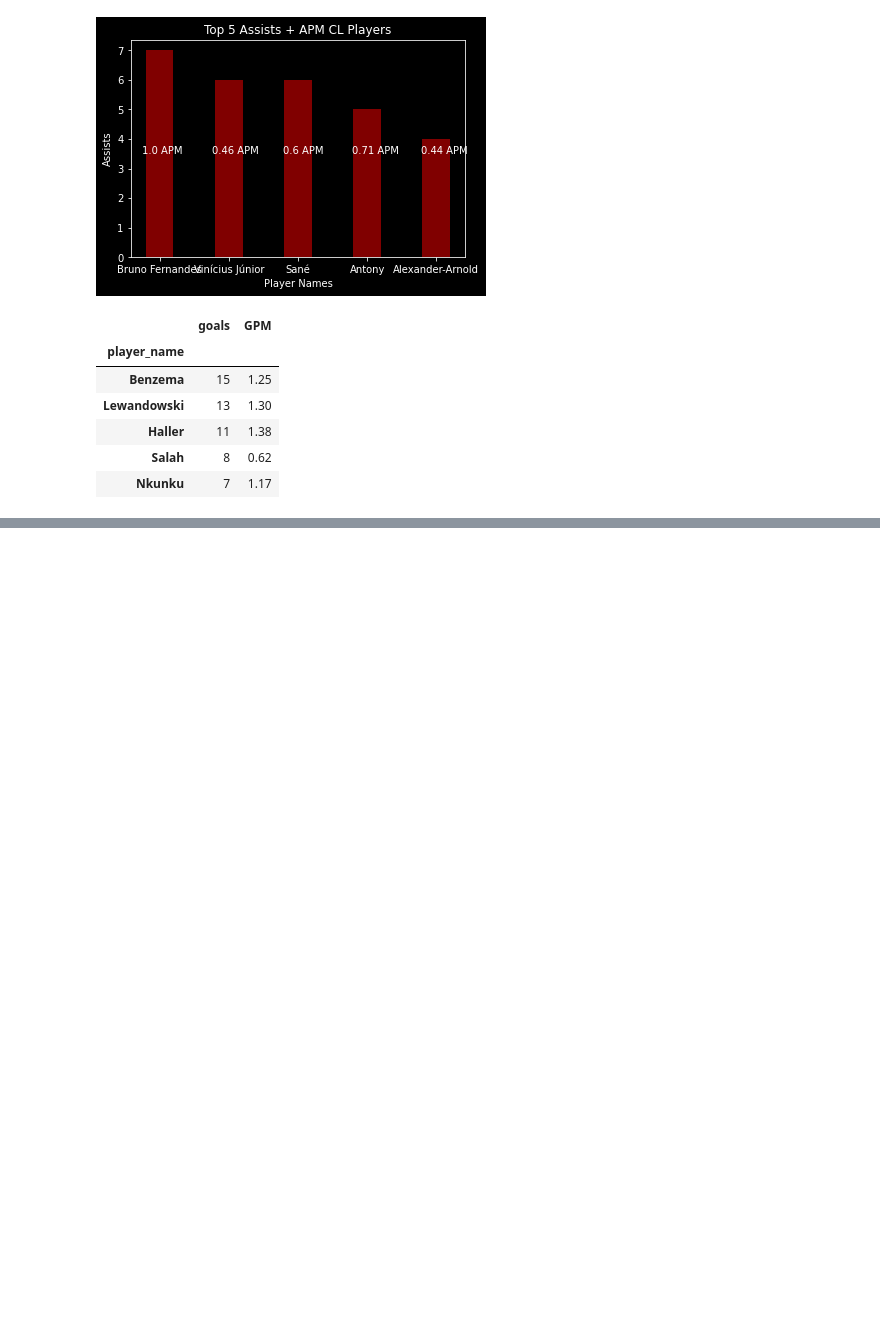
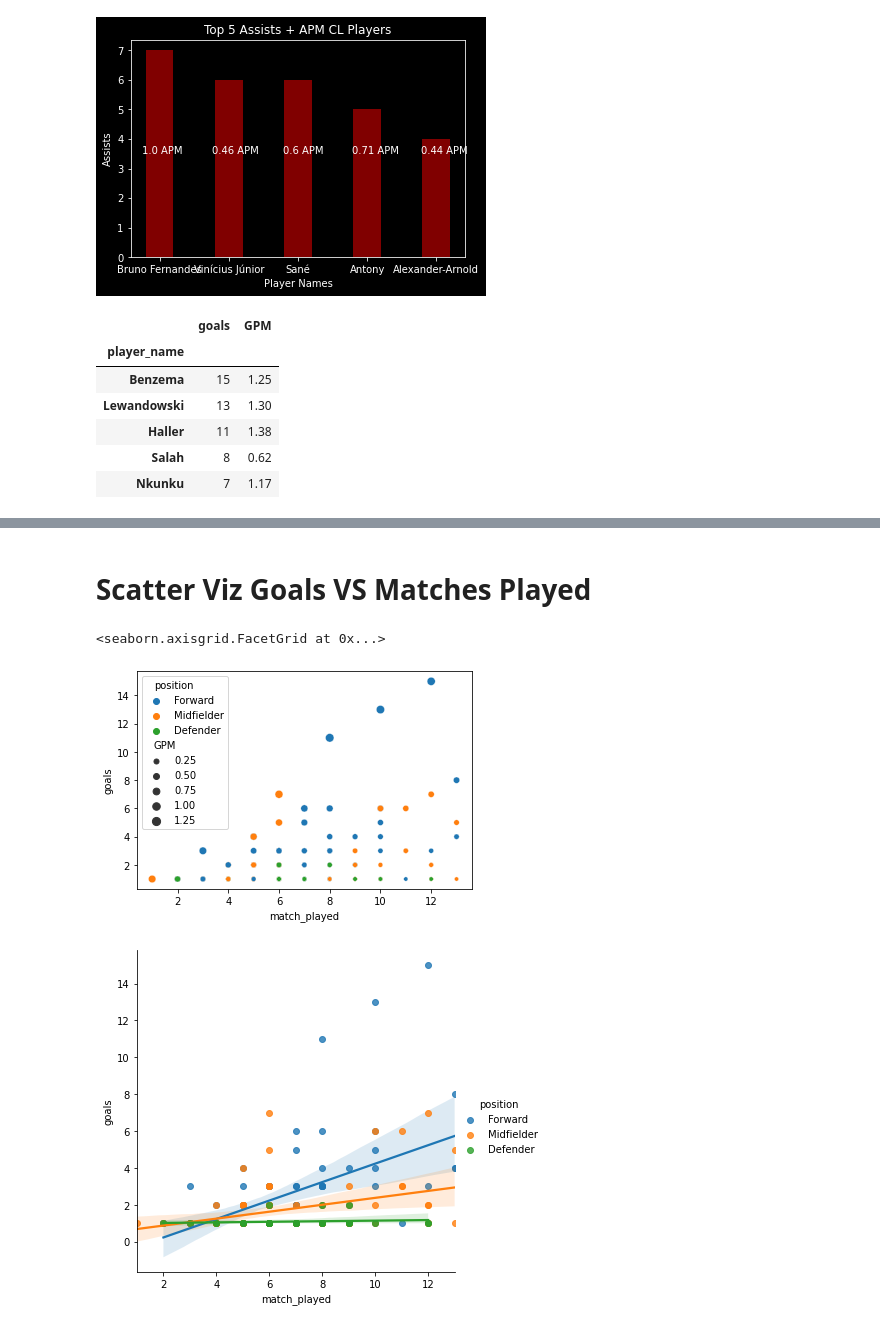
Before and after one commit to Skahlon7/DS_Workshop, a Jupyter notebook: Summer_Proj/CL_Analytics.ipynb, the cells around one changed output, grey strips where cells are left out. Drawn from its saved outputs; the diff is of its cells as text; code cells hidden in the pictures; blank space fills up the shorter version.

Commit message:
Addition of Scatterplot with position-related lm trend

```diff
--- a/Summer_Proj/CL_Analytics.ipynb
+++ b/Summer_Proj/CL_Analytics.ipynb
@@ -286,0 +287,11 @@ for t in range(5):
+# %% [markdown]
+# Scatter Viz Goals VS Matches Played
+# %%
+sns.scatterplot(data=df_goals, x="match_played", y="goals",
+                hue="position", size="GPM")
+
+sns.lmplot(x="match_played", y="goals", hue="position", data=df_goals)
+# %% [output]
+<seaborn.axisgrid.FacetGrid at 0x...>
+[figure, added]
+[figure, added]
```
Also changed, not shown: parts of 2 cells of this notebook.
